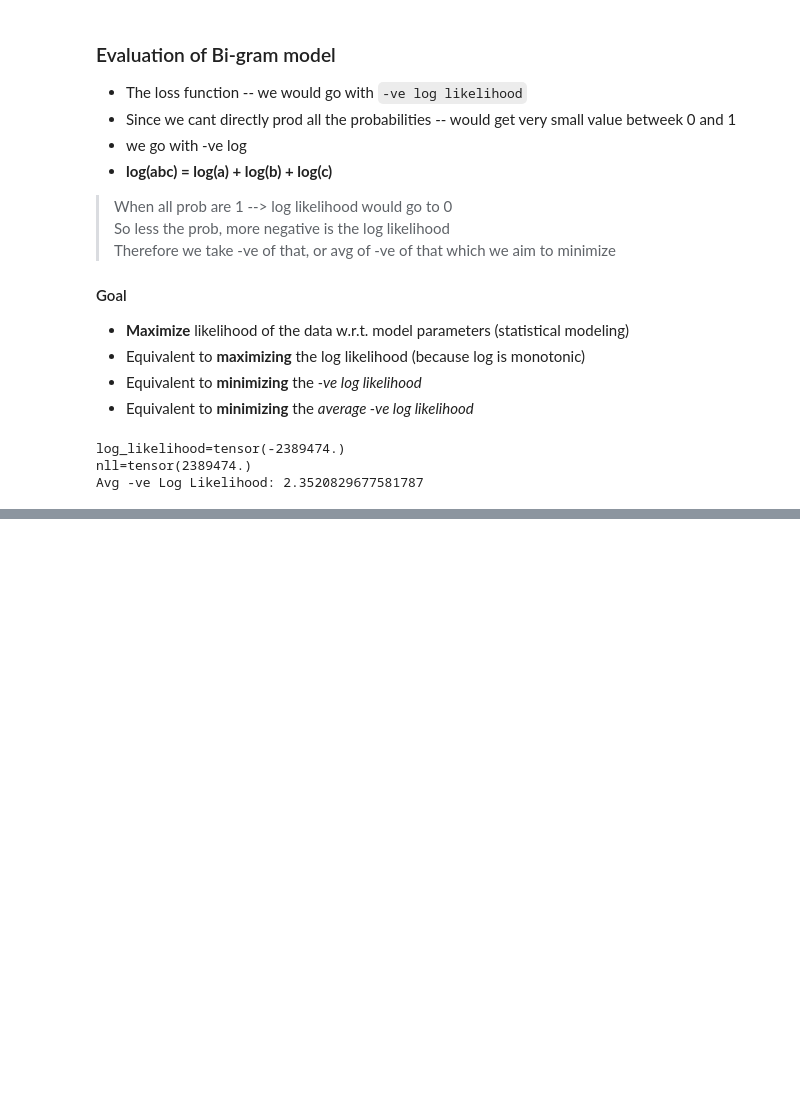
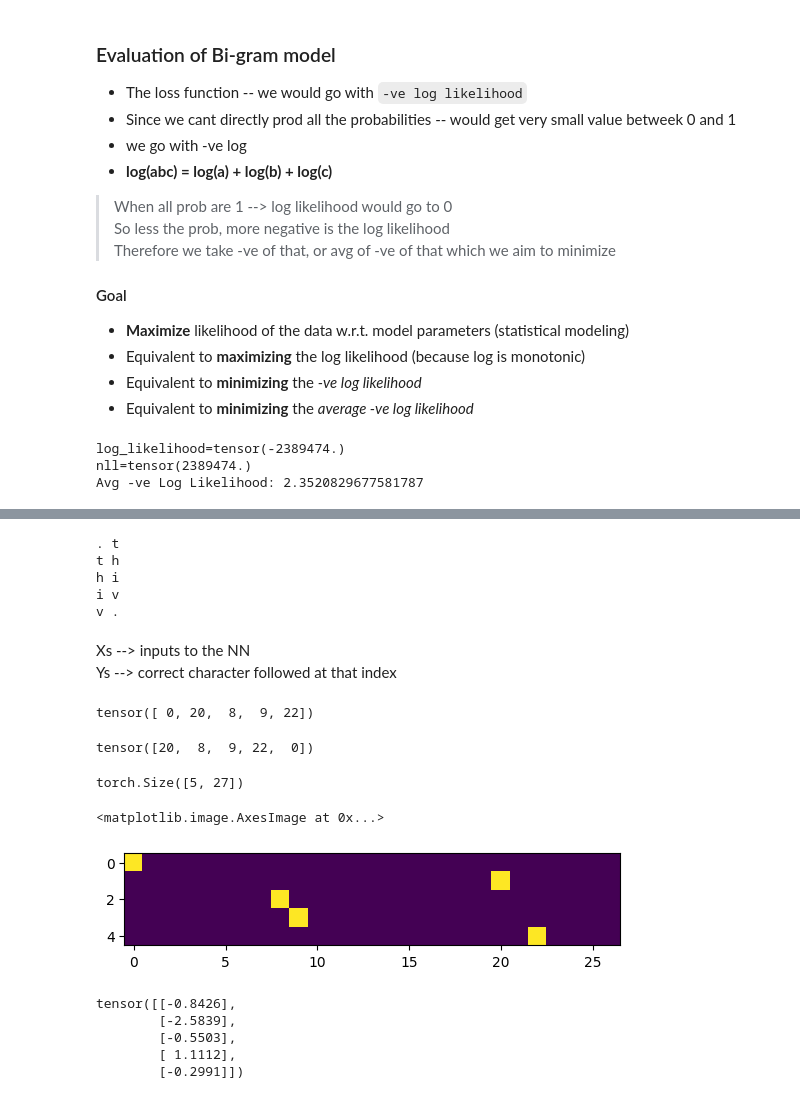
Before and after one commit to Kaushal00Vaid/makemore, a Jupyter notebook: bigram_makemore.ipynb, the cells around one changed output, grey strips where cells are left out. Drawn from its saved outputs; the diff is of its cells as text; code cells hidden in the pictures; blank space fills up the shorter version.

Commit message:
Bi-Gram model: Approach 2 - Simple Neural Network

```diff
--- a/bigram_makemore.ipynb
+++ b/bigram_makemore.ipynb
@@ -263,0 +270,51 @@ Avg -ve Log Likelihood: 2.3520829677581787
+# %%
+# create the training set of all the bi-grams (x, y)
+
+xs, ys = [], []
+for w in words[:1]:
+    chs = ["."] + list(w) + ["."]
+    for ch1, ch2 in zip(chs, chs[1:]):
+        ix1 = stoi[ch1]
+        ix2 = stoi[ch2]
+        print(ch1, ch2)
+        xs.append(ix1)
+        ys.append(ix2)
+
+xs = torch.tensor(xs)
+ys = torch.tensor(ys)
+# %% [output]
+. t
+t h
+h i
+i v
+v .
+# %% [markdown]
+Xs --> inputs to the NN \
+Ys --> correct character followed at that index
+# %%
+xs
+# %% [output]
+tensor([ 0, 20,  8,  9, 22])
+# %%
+ys
+# %% [output]
+tensor([20,  8,  9, 22,  0])
+# %%
+X_encoded = F.one_hot(xs, num_classes=27).float()
+X_encoded.shape
+# %% [output]
+torch.Size([5, 27])
+# %%
+plt.imshow(X_encoded)
+# %% [output]
+<matplotlib.image.AxesImage at 0x...>
+[figure, added]
+# %%
+W = torch.randn((27, 1))
+X_encoded @ W # dot prod --> wx --> (5, 27) @ (27, 1)
+# %% [output]
+tensor([[-0.8426],
+        [-2.5839],
+        [-0.5503],
+        [ 1.1112],
+        [-0.2991]])
```
Also changed, not shown: parts of 30 cells of this notebook.
